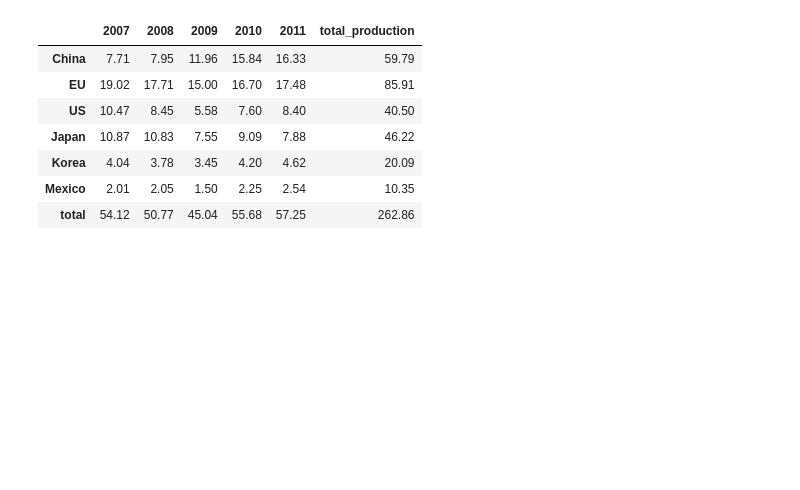
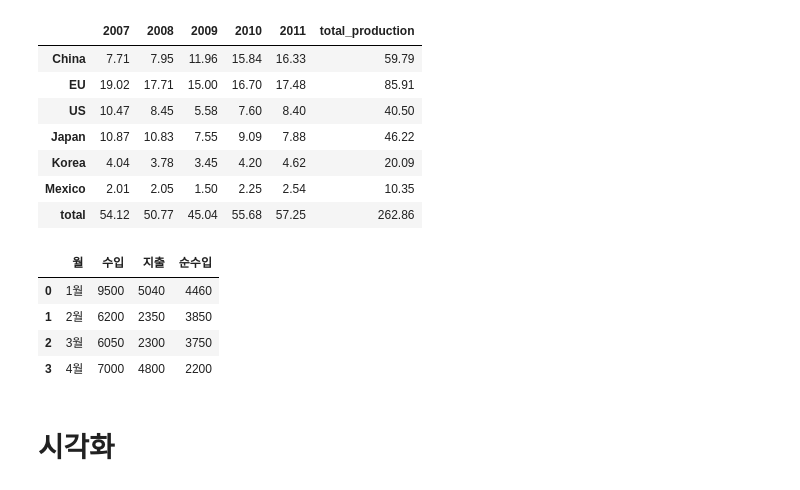
Before and after one commit to yleessam/hipython_rep, a Jupyter notebook: 16_데이터전처리2.ipynb, the cells around one changed output. Saved outputs shown, nothing was run; the diff lists cells and outputs as text; code cells hidden in the pictures; blank space fills up the shorter version.

```diff
--- a/16_데이터전처리2.ipynb
+++ b/16_데이터전처리2.ipynb
@@ -152,3 +152,14 @@ store_df = pd.DataFrame({
 })
 
 #순수입 컬럼 추가하기
+# %%
+store_df['순수입'] = store_df['수입']-store_df['지출']
+store_df
+# %% [output]
+|  | 월 | 수입 | 지출 | 순수입 |
+| 0 | 1월 | 9500 | 5040 | 4460 |
+| 1 | 2월 | 6200 | 2350 | 3850 |
+| 2 | 3월 | 6050 | 2300 | 3750 |
+| 3 | 4월 | 7000 | 4800 | 2200 |
+# %% [markdown]
+# 시각화
```
Also changed, not shown: parts of 4 cells of this notebook.
